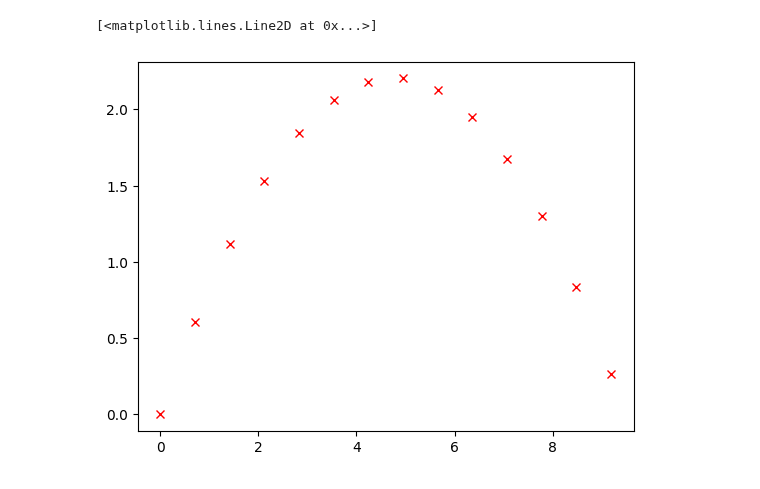
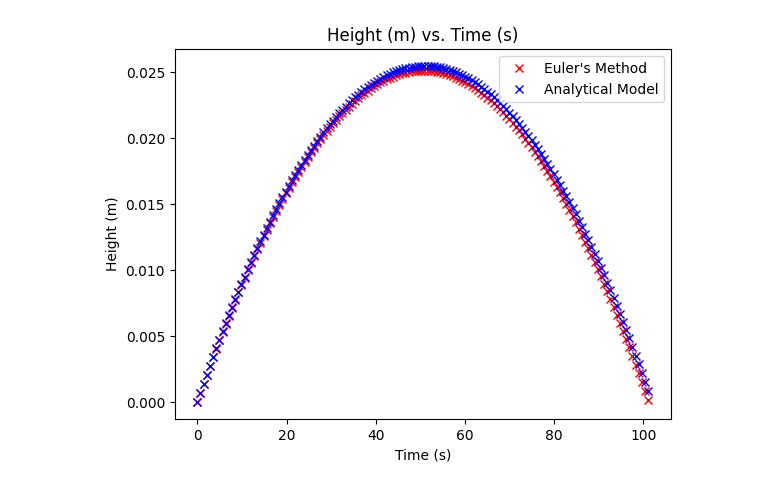
Before and after one commit to kevinthegreat1/HonorsPhysics2, a Jupyter notebook: Unit2/2DWithoutAirResistance.ipynb, the cells around one changed output. Cells and saved outputs as stored; diff of their text form; code cells hidden in the pictures.

Commit message:
Add 2DWithoutAirResistance analytical model

```diff
--- a/Unit2/2DWithoutAirResistance.ipynb
+++ b/Unit2/2DWithoutAirResistance.ipynb
@@ -4,25 +4,37 @@ import matplotlib.pyplot as plt
 # %%
 x = 0
 y = 0
+yEuler = y
 angle = math.pi / 4  # the angle from the horizontal in radians
 velocity = 1
-deltaTime = 0.01
+deltaTime = 0.001
+time = 0
 gravitationalAcceleration = -9.81
 # %%
 xVelocity = math.cos(angle) * velocity
-yVelocity = math.sin(angle) * velocity
+yVelocity0 = math.sin(angle) * velocity
+yVelocityEuler = yVelocity0
 # %%
 xList = []
+yListEuler = []
 yList = []
 # %%
-while y >= 0:
+while yEuler >= 0:
+    time += deltaTime
     xList.append(x)
+    yListEuler.append(yEuler)
     yList.append(y)
-    yVelocity += gravitationalAcceleration * deltaTime
+    yVelocityEuler += gravitationalAcceleration * deltaTime
     x += xVelocity
-    y += yVelocity
+    yEuler += yVelocityEuler * deltaTime
+    y = yVelocity0 * time + 0.5 * gravitationalAcceleration * time ** 2
 # %%
-plt.plot(xList, yList, "x", color = "red")
+plt.plot(xList, yListEuler, "x", color ="red")
+plt.plot(xList, yList, "x", color ="blue")
+plt.title("Height (m) vs. Time (s)")
+plt.xlabel("Time (s)")
+plt.ylabel("Height (m)")
+plt.legend(["Euler's Method", "Analytical Model"])
+plt.show()
 # %% [output]
-[<matplotlib.lines.Line2D at 0x...>]
-[figure, old version]
+[figure, new version]
```
